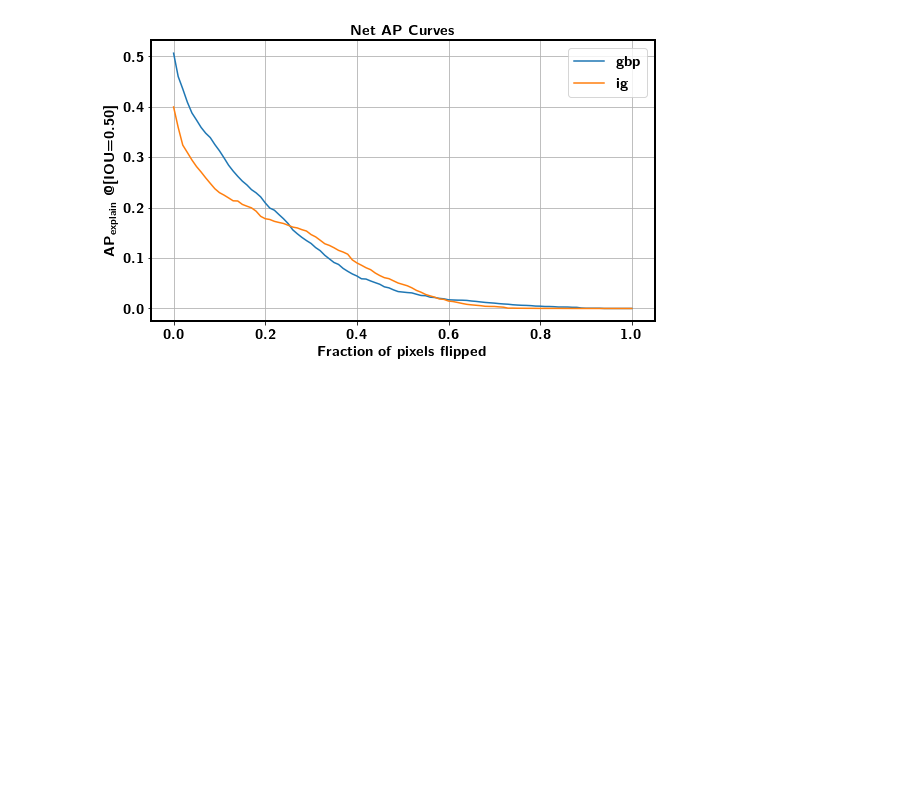
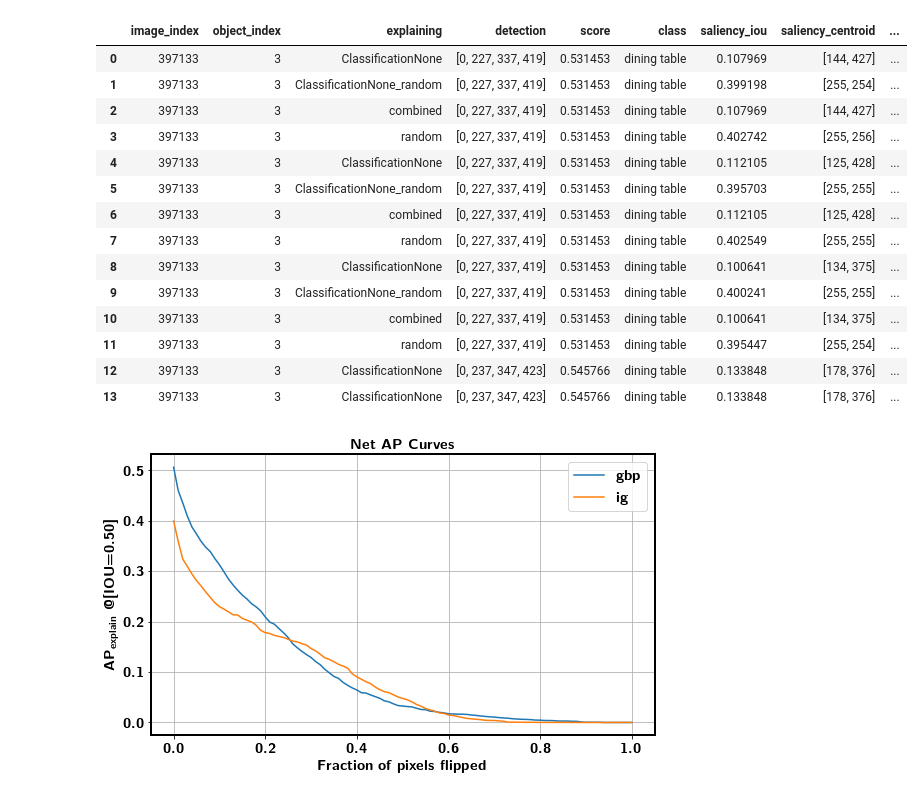
Before and after one commit to DeepanChakravarthiPadmanabhan/dext, a Jupyter notebook: dext/notebooks/graphs_nb.ipynb, the cells around one changed output. Drawn from its saved outputs; the diff is of its cells as text; code cells hidden in the pictures; blank space fills up the shorter version.

```diff
--- a/dext/notebooks/graphs_nb.ipynb
+++ b/dext/notebooks/graphs_nb.ipynb
@@ -19,3 +34,53 @@ matplotlib.rcParams['text.latex.preamble'] = r'\usepackage{sfmath} \boldmath \us
+# %%
+director = '/media/deepan/externaldrive1/project_repos/DEXT_versions/dext/'
+file_names = ['class_flip', 'max_prob', 'reg_error', 'ap_curve']
+ap_curve_linspace = 5
+all_file = []
+for i in file_names:
+    file = os.path.join(director, i)
+    data = [json.loads(line) for line in open(file, 'r')]
+    all_file.append(data)
+df_class_flip = all_file[0]
+df_max_prob = all_file[1]
+df_reg_error = all_file[2]
+df_ap_curve = all_file[3]
+df_class_flip_columns = ["image_index", "object_index", "explaining",
+                             "detection", "score", "class", "saliency_iou", "saliency_centroid",
+                             "saliency_variance", "pixels_flipped"]
+df_ap_curve_columns = ["image_index", "object_index", "explaining"]
+ap_50percent_columns = ["ap_50percent_" + str(round(n, 2))
+                        for n in np.linspace(0, 1, ap_curve_linspace)]
+df_max_prob_columns = ["image_index", "object_index", "pixels_flipped",
+                       "explaining"]
+max_prob_percent = ["max_prob_" + str(round(n, 2))
+                    for n in np.linspace(0, 1, ap_curve_linspace)]
+df_reg_error_columns = ["image_index", "object_index", "pixels_flipped",
+                        "explaining"]
+reg_error_percent = ["reg_error_" + str(round(n, 2))
+                     for n in np.linspace(0, 1, ap_curve_linspace)]
+df_ap_curve_columns = df_ap_curve_columns + ap_50percent_columns
+df_max_prob_columns = df_max_prob_columns + max_prob_percent
+df_reg_error_columns = df_reg_error_columns + reg_error_percent
+class_flip = pd.DataFrame(df_class_flip, columns=df_class_flip_columns)
+ap_curve = pd.DataFrame(df_ap_curve, columns=df_ap_curve_columns)
+max_prob = pd.DataFrame(df_max_prob, columns=df_max_prob_columns)
+reg_error = pd.DataFrame(df_reg_error, columns=df_reg_error_columns)
+# %% [output]
+|  | image_index | object_index | explaining | detection | score | class | saliency_iou | saliency_centroid | ... |
+| 0 | 397133 | 3 | ClassificationNone | [0, 227, 337, 419] | 0.531453 | dining table | 0.107969 | [144, 427] | ... |
+| 1 | 397133 | 3 | ClassificationNone_random | [0, 227, 337, 419] | 0.531453 | dining table | 0.399198 | [255, 254] | ... |
+| 2 | 397133 | 3 | combined | [0, 227, 337, 419] | 0.531453 | dining table | 0.107969 | [144, 427] | ... |
+| 3 | 397133 | 3 | random | [0, 227, 337, 419] | 0.531453 | dining table | 0.402742 | [255, 256] | ... |
+| 4 | 397133 | 3 | ClassificationNone | [0, 227, 337, 419] | 0.531453 | dining table | 0.112105 | [125, 428] | ... |
+| 5 | 397133 | 3 | ClassificationNone_random | [0, 227, 337, 419] | 0.531453 | dining table | 0.395703 | [255, 255] | ... |
+| 6 | 397133 | 3 | combined | [0, 227, 337, 419] | 0.531453 | dining table | 0.112105 | [125, 428] | ... |
+| 7 | 397133 | 3 | random | [0, 227, 337, 419] | 0.531453 | dining table | 0.402549 | [255, 255] | ... |
+| 8 | 397133 | 3 | ClassificationNone | [0, 227, 337, 419] | 0.531453 | dining table | 0.100641 | [134, 375] | ... |
+| 9 | 397133 | 3 | ClassificationNone_random | [0, 227, 337, 419] | 0.531453 | dining table | 0.400241 | [255, 255] | ... |
+| 10 | 397133 | 3 | combined | [0, 227, 337, 419] | 0.531453 | dining table | 0.100641 | [134, 375] | ... |
+| 11 | 397133 | 3 | random | [0, 227, 337, 419] | 0.531453 | dining table | 0.395447 | [255, 254] | ... |
+| 12 | 397133 | 3 | ClassificationNone | [0, 237, 347, 423] | 0.545766 | dining table | 0.133848 | [178, 376] | ... |
+| 13 | 397133 | 3 | ClassificationNone | [0, 237, 347, 423] | 0.545766 | dining table | 0.133848 | [178, 376] | ... |
 # %%
 # import plotly.express as px
 # Just an example plotly plot.
```
Also changed, not shown: parts of 2 cells of this notebook, 8 other files.
